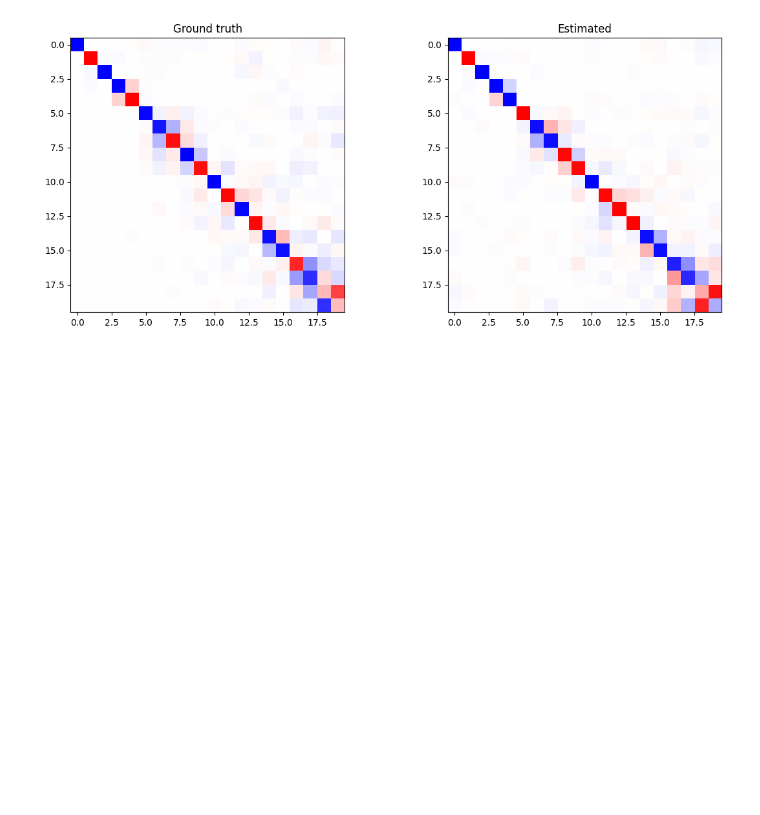
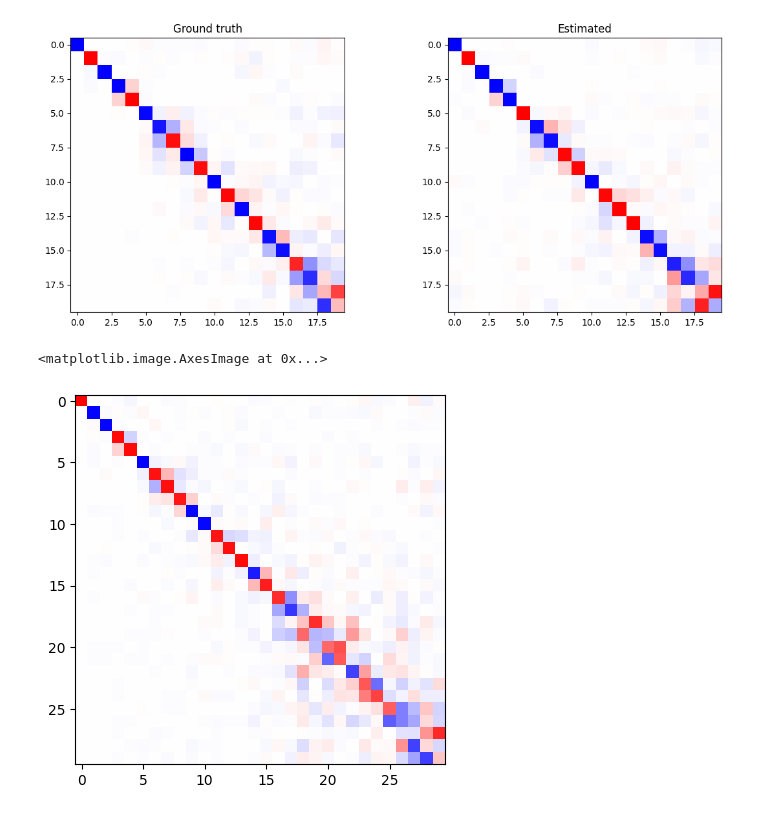
Before and after one commit to DiG-AIR/geomfum, a Jupyter notebook: notebooks/how_to/20_tetrahedral_mesh.ipynb, the cells around one changed output. Drawn from its saved outputs; the diff is of its cells as text; code cells hidden in the pictures; blank space fills up the shorter version.

```diff
--- a/notebooks/how_to/20_tetrahedral_mesh.ipynb
+++ b/notebooks/how_to/20_tetrahedral_mesh.ipynb
@@ -243,3 +243,19 @@ plt.tight_layout()
 plt.show()
 # %% [output]
 [figure]
+# %%
+from geomfum.matcher import ZoomOutMatcher
+from geomfum.refine import ZoomOut
+
+tetrahedral_a.laplacian.find_spectrum(spectrum_size=30, recompute=True)
+tetrahedral_b.laplacian.find_spectrum(spectrum_size=30, recompute=True)
+
+fmap_solver = ZoomOutMatcher(
+    fmap_size=(20, 20), descriptor_pipeline=pipeline, refiner=ZoomOut()
+)
+solutions = fmap_solver(tetrahedral_a, tetrahedral_b)
+# %%
+plt.imshow(solutions.refined_fmap12, cmap="bwr")
+# %% [output]
+<matplotlib.image.AxesImage at 0x...>
+[figure, added]
```
Also changed, not shown: 7 other files.
